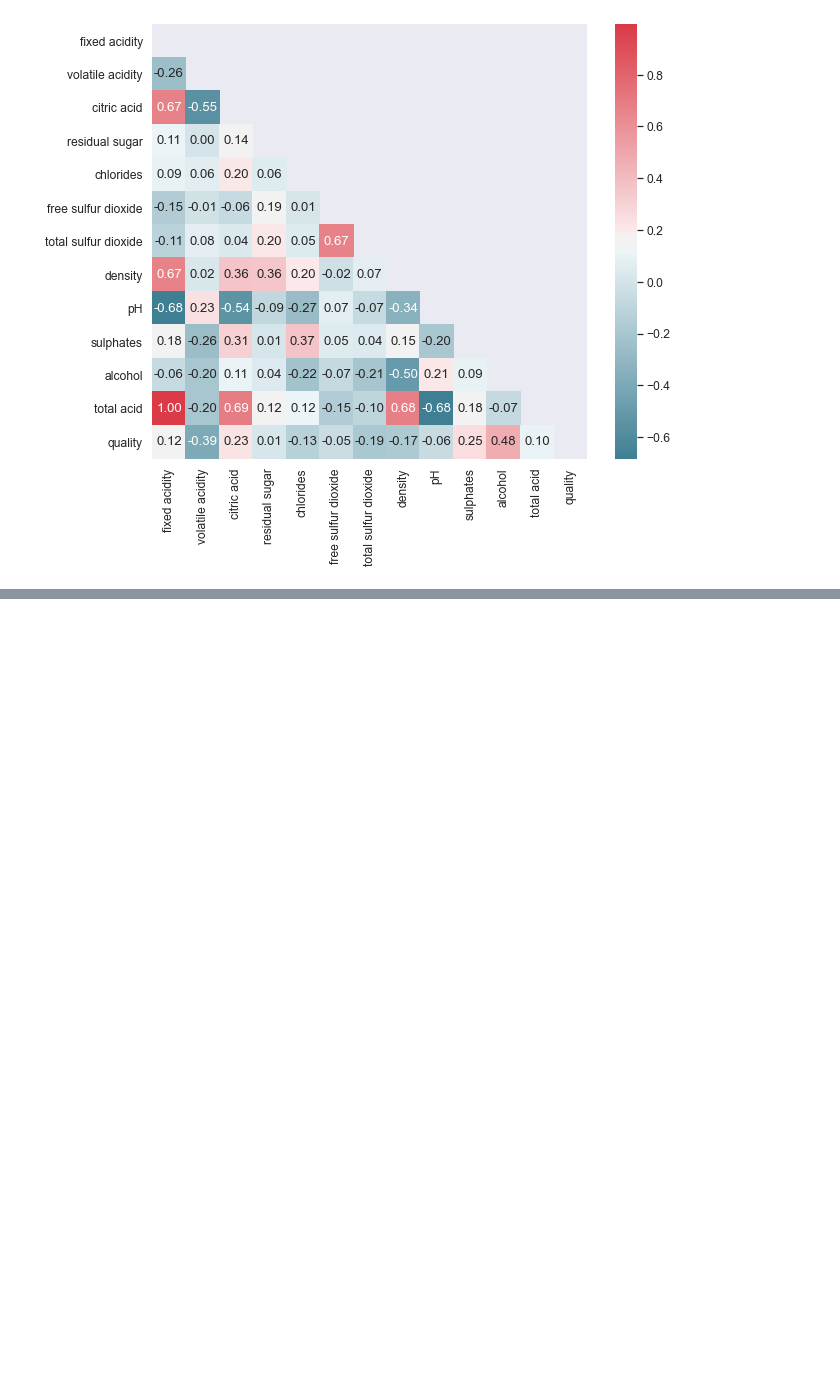
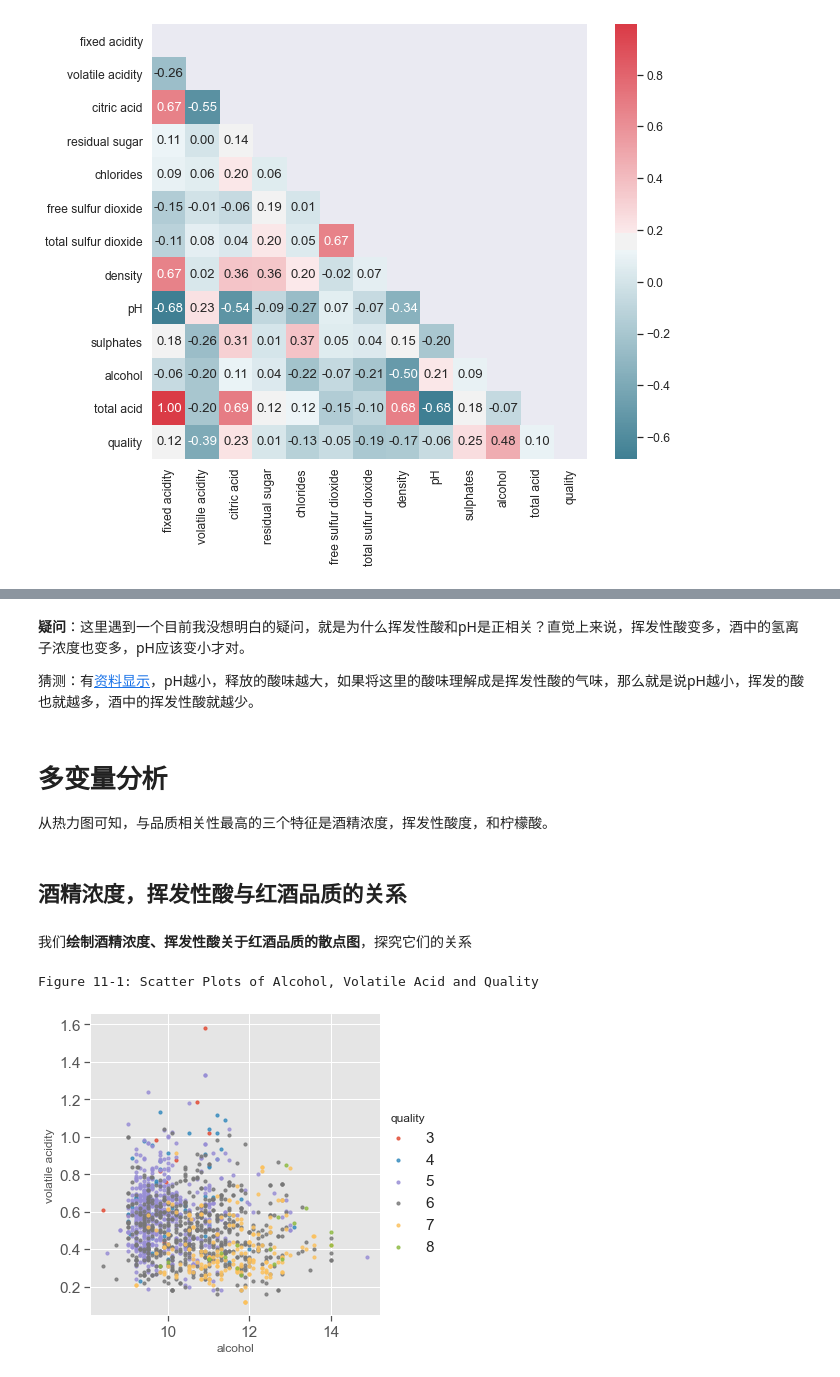
Before and after one commit to luzhengli/DataAnalysis-by-Python, a Jupyter notebook: 实战/红酒质量分析/红酒质量分析.ipynb, the cells around one changed output, grey strips where cells are left out. Cells and saved outputs as stored; diff of their text form; code cells hidden in the pictures; blank space fills up the shorter version.

```diff
--- a/实战/红酒质量分析/红酒质量分析.ipynb
+++ b/实战/红酒质量分析/红酒质量分析.ipynb
@@ -323,0 +369,20 @@ Figure 8: Pairwise Correlation Plot
+# %% [markdown]
+**疑问**：这里遇到一个目前我没想明白的疑问，就是为什么挥发性酸和pH是正相关？直觉上来说，挥发性酸变多，酒中的氢离子浓度也变多，pH应该变小才对。
+
+猜测：有[资料显示](https://www.atago.net/zh_tw/databook-acidity_wine.php)，pH越小，释放的酸味越大，如果将这里的酸味理解成是挥发性酸的气味，那么就是说pH越小，挥发的酸也就越多，酒中的挥发性酸就越少。
+# %% [markdown]
+# 多变量分析
+从热力图可知，与品质相关性最高的三个特征是酒精浓度，挥发性酸度，和柠檬酸。
+# %% [markdown]
+## 酒精浓度，挥发性酸与红酒品质的关系
+# %% [markdown]
+我们**绘制酒精浓度、挥发性酸关于红酒品质的散点图**，探究它们的关系
+# %%
+plt.style.use('ggplot')
+
+sns.lmplot(x = 'alcohol', y = 'volatile acidity', hue = 'quality',
+           data = df, fit_reg = False, scatter_kws={'s':10}, size = 5)
+print("Figure 11-1: Scatter Plots of Alcohol, Volatile Acid and Quality")
+# %% [output]
+Figure 11-1: Scatter Plots of Alcohol, Volatile Acid and Quality
+[figure, added]
```
Also changed, not shown: parts of 16 cells of this notebook.
